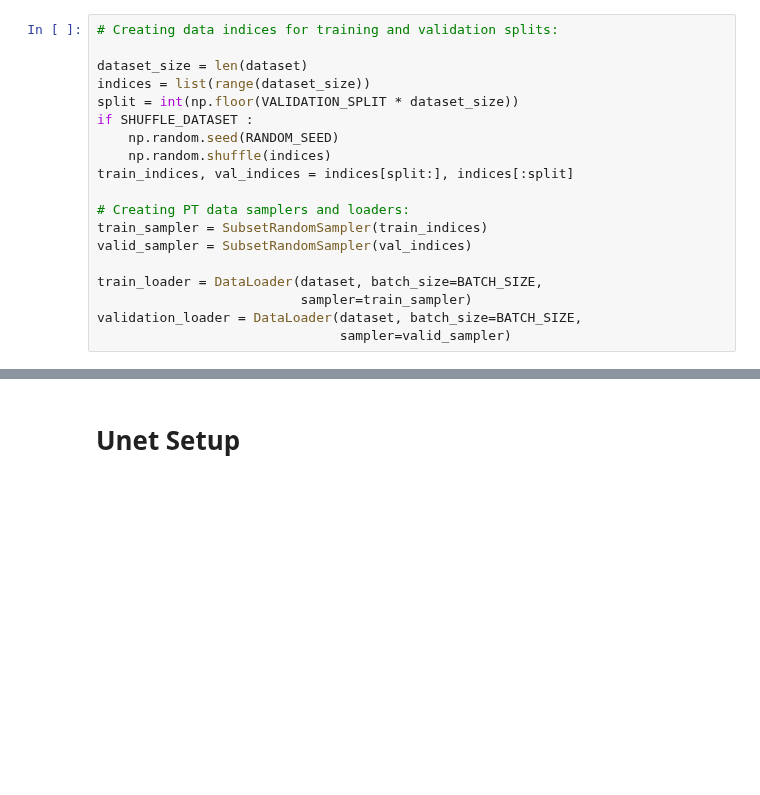
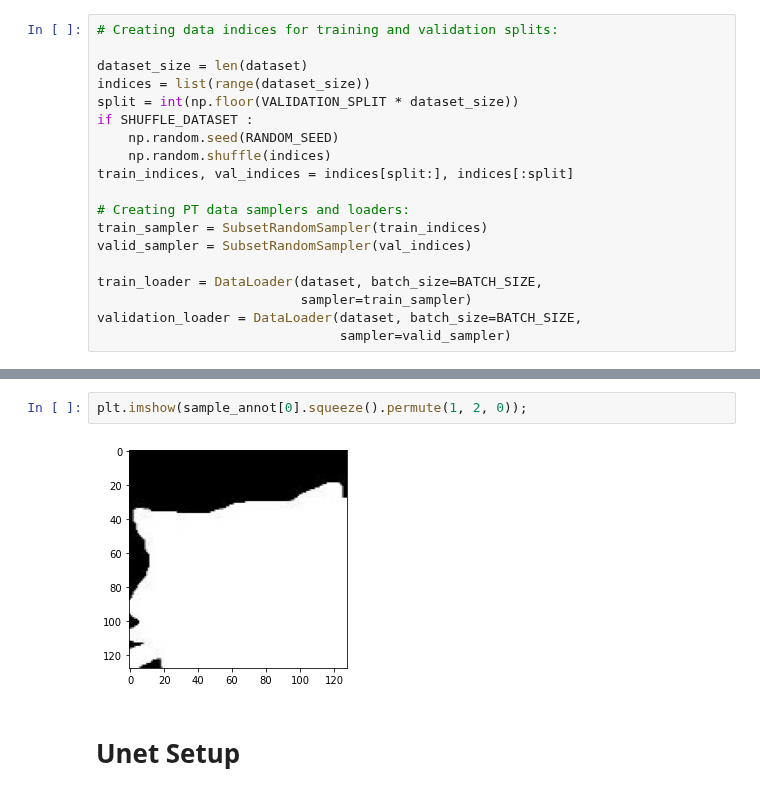
Before and after one commit to johnwslee/Data_Science_Libraries, a Jupyter notebook: PyTorch/Unet/Unet_image_segmentation_dogs_and_cats.ipynb, the cells around one changed output, grey strips where cells are left out. Saved outputs shown, nothing was run; the diff lists cells and outputs as text; blank space fills up the shorter version.

```diff
--- a/PyTorch/Unet/Unet_image_segmentation_dogs_and_cats.ipynb
+++ b/PyTorch/Unet/Unet_image_segmentation_dogs_and_cats.ipynb
@@ -134,3 +144,7 @@ validation_loader = DataLoader(dataset, batch_size=BATCH_SIZE,
+# %%
+plt.imshow(sample_annot[0].squeeze().permute(1, 2, 0));
+# %% [output]
+[figure, added]
 # %% [markdown]
 # Unet Setup
 # %%
```
Also changed, not shown: parts of 3 cells of this notebook.
